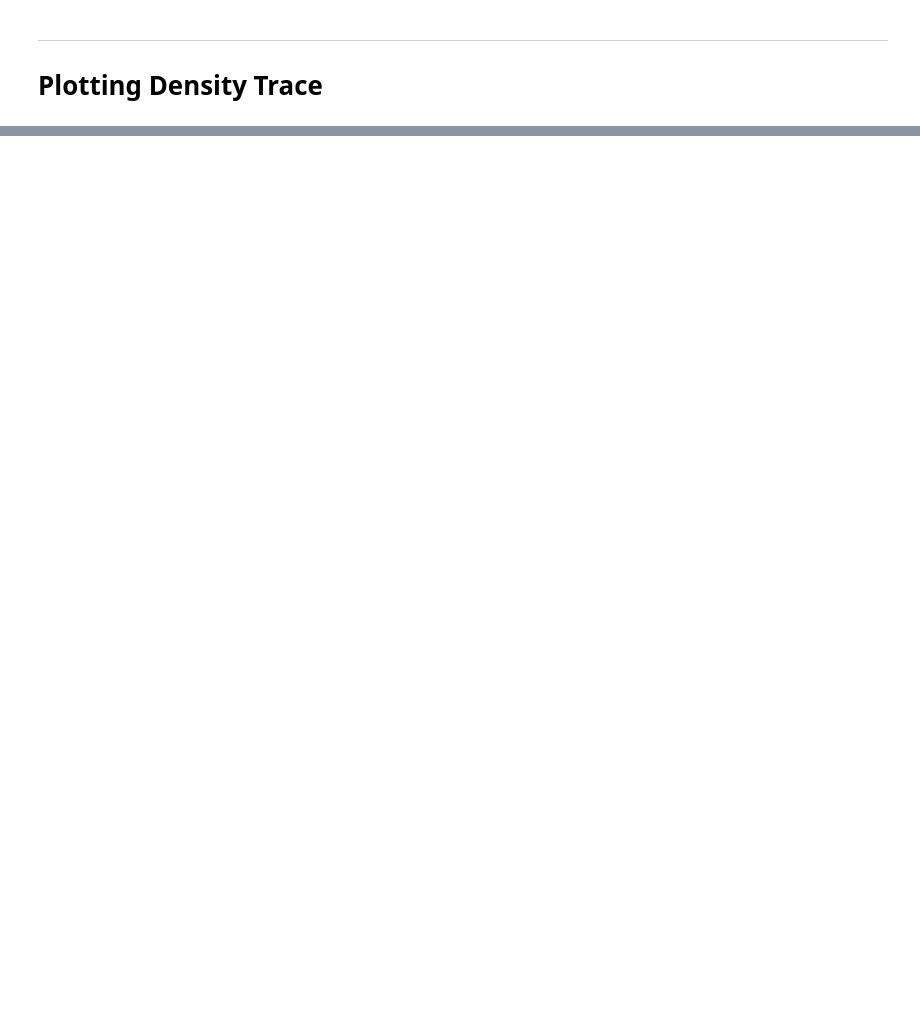
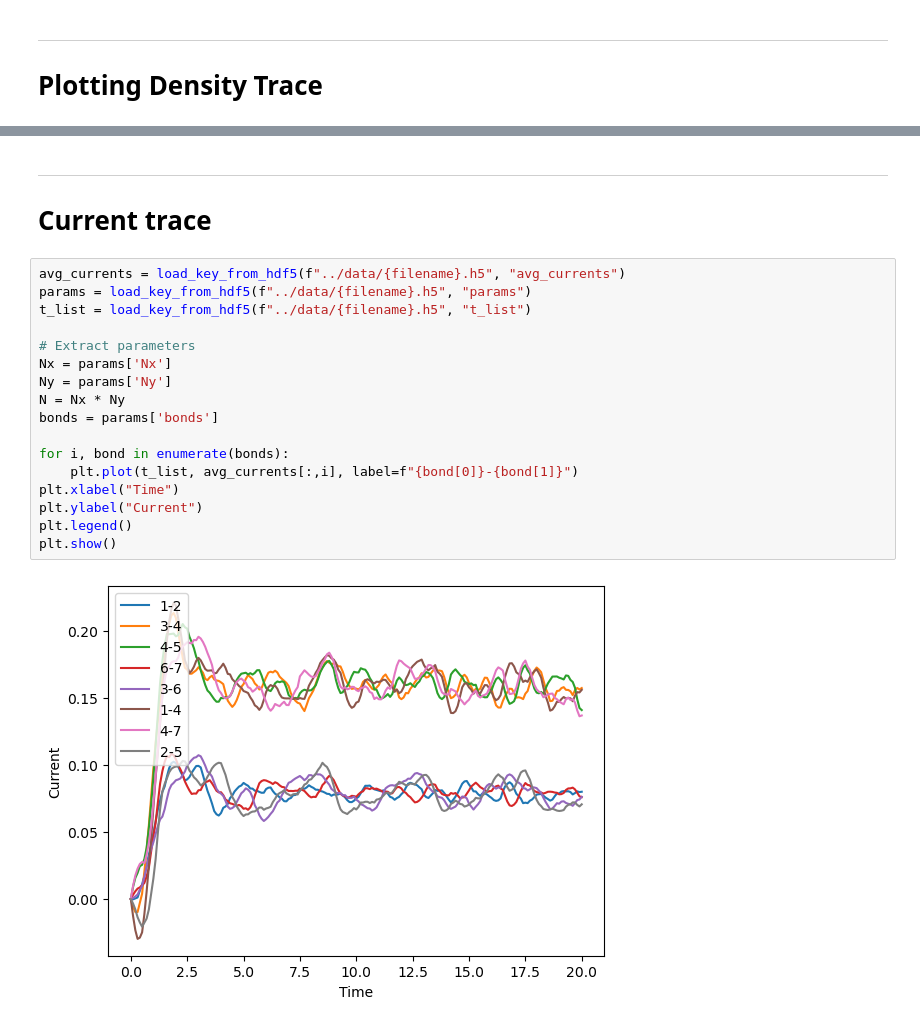
Before and after one commit to AdamSmith-physics/free-fermion-trajectories, a Jupyter notebook: plotting/plotting.ipynb, the cells around one changed output, grey strips where cells are left out. Saved outputs shown, nothing was run; the diff lists cells and outputs as text; blank space fills up the shorter version.

```diff
--- a/plotting/plotting.ipynb
+++ b/plotting/plotting.ipynb
@@ -76,0 +76,22 @@ params
+# %% [markdown]
+---
+# Current trace
+# %%
+avg_currents = load_key_from_hdf5(f"../data/{filename}.h5", "avg_currents")
+params = load_key_from_hdf5(f"../data/{filename}.h5", "params")
+t_list = load_key_from_hdf5(f"../data/{filename}.h5", "t_list")
+
+# Extract parameters
+Nx = params['Nx']
+Ny = params['Ny']
+N = Nx * Ny
+bonds = params['bonds']
+
+for i, bond in enumerate(bonds):
+    plt.plot(t_list, avg_currents[:,i], label=f"{bond[0]}-{bond[1]}")
+plt.xlabel("Time")
+plt.ylabel("Current")
+plt.legend()
+plt.show()
+# %% [output]
+[figure, added]
```
Also changed, not shown: parts of 11 cells of this notebook, 2 other files.
